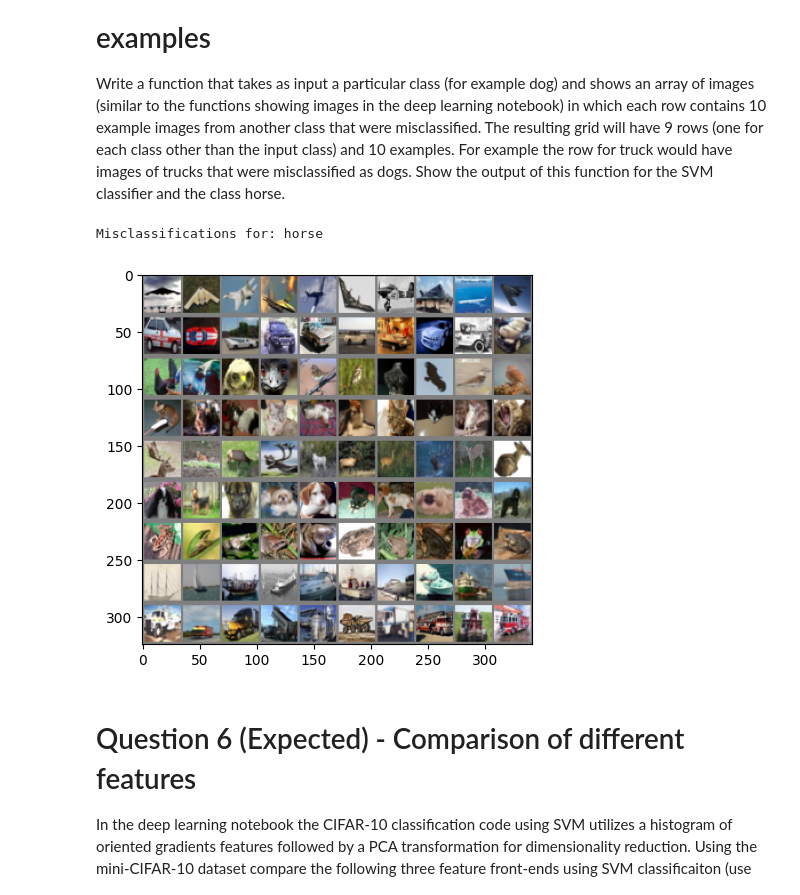
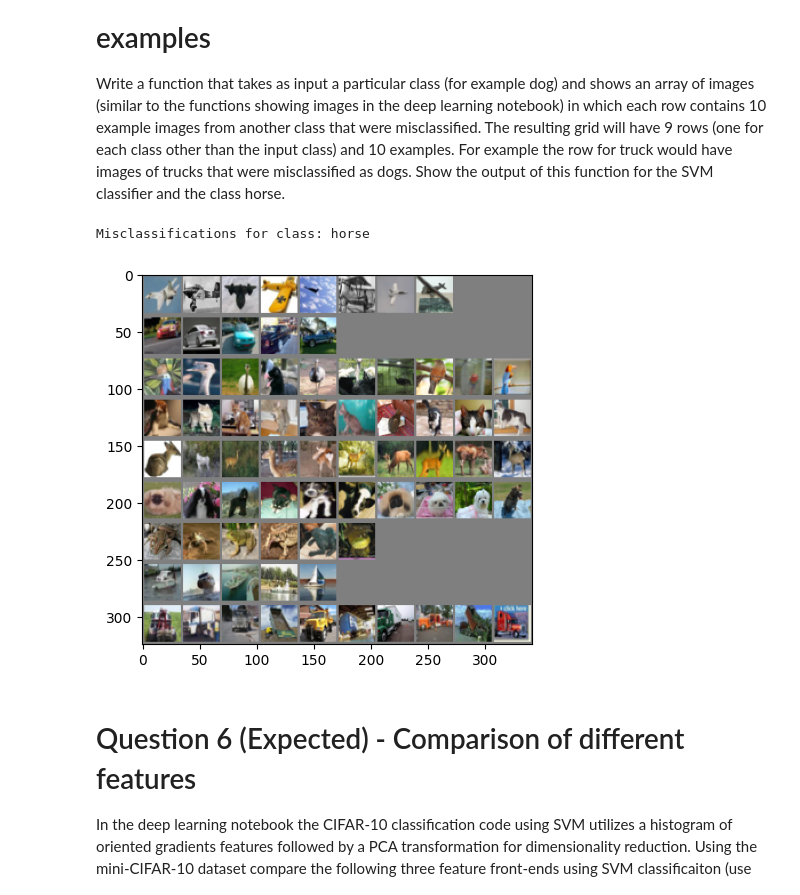
Before and after one commit to alexwholland/CSC-421, a Jupyter notebook: Assignment 4/csc421_Fall_2023_assignment4.ipynb, the cells around one changed output. Drawn from its saved outputs; the diff is of its cells as text; code cells hidden in the pictures.

```diff
--- a/Assignment 4/csc421_Fall_2023_assignment4.ipynb
+++ b/Assignment 4/csc421_Fall_2023_assignment4.ipynb
@@ -232,49 +231,55 @@ of images (similar to the functions showing images in the deep learning notebook
 # %%
 # Your answer goes here
 import torchvision.transforms as transforms
 
-def imshow(img):
-    img = img / 2 + 0.5
-    npimg = img.numpy()
-    plt.imshow(np.transpose(npimg, (1, 2, 0)))
+def display_image(img):
+    img = 0.5 * img + 0.5
+    np_img = img.numpy()
+    plt.imshow(np.transpose(np_img, (1, 2, 0)))
     plt.show()
 
-def plot_misclassifications(classifier, target_class):
+def show_misclassifications(classifier, target_class):
     predictions = classifier.predict(X_test_pca)
     actual_labels = np.array(y_test)
 
-    other_classes = list(range(10))
-    other_classes.remove(target_class)
+    other_classes = [c for c in range(10) if c != target_class]
 
     misclassified_images = []
 
-    print(f"Misclassifications for: {classes[target_class]}")
+    print(f"Misclassifications for class: {classes[target_class]}")
 
     for other_class in other_classes:
-        misc_indices = np.where(
-            (actual_labels == other_class) & (predictions != actual_labels)
+        misclassified_indices = np.where(
+            (predictions == target_class) & (actual_labels == other_class)
         )[0][:10]
-        misc_indices = torch.tensor(misc_indices)
 
+        misclassified_indices = torch.tensor(misclassified_indices)
+
+        subset = torch.utils.data.Subset(testset, misclassified_indices)
+
+        n_misclassified = len(misclassified_indices)
         dataloader = torch.utils.data.DataLoader(
-            testset,
-            batch_size=10,
-            shuffle=False,
-            sampler=torch.utils.data.SubsetRandomSampler(misc_indices)
+            subset,
+            batch_size=n_misclassified,
+            shuffle=False
         )
 
         dataiter = iter(dataloader)
         images, labels = next(dataiter)
 
+        empty_images = torch.zeros_like(images[0]).unsqueeze(0)
+        while len(images) < 10:
+            images = torch.cat([images, empty_images], dim=0)
+
         misclassified_images.append(torchvision.utils.make_grid(images, nrow=10))
 
     combined_grid = torch.cat(misclassified_images, dim=1)
-    imshow(combined_grid)
+    display_image(combined_grid)
 
-plot_misclassifications(svm_clf, target_class=7)
+show_misclassifications(svm_clf, target_class=7)
 # %% [output]
-Misclassifications for: horse
+Misclassifications for class: horse
-[figure, old version]
+[figure, new version]
 # %% [markdown]
 # Question 6 (Expected) - Comparison of different features
 
```
Also changed, not shown: parts of 4 cells of this notebook.
